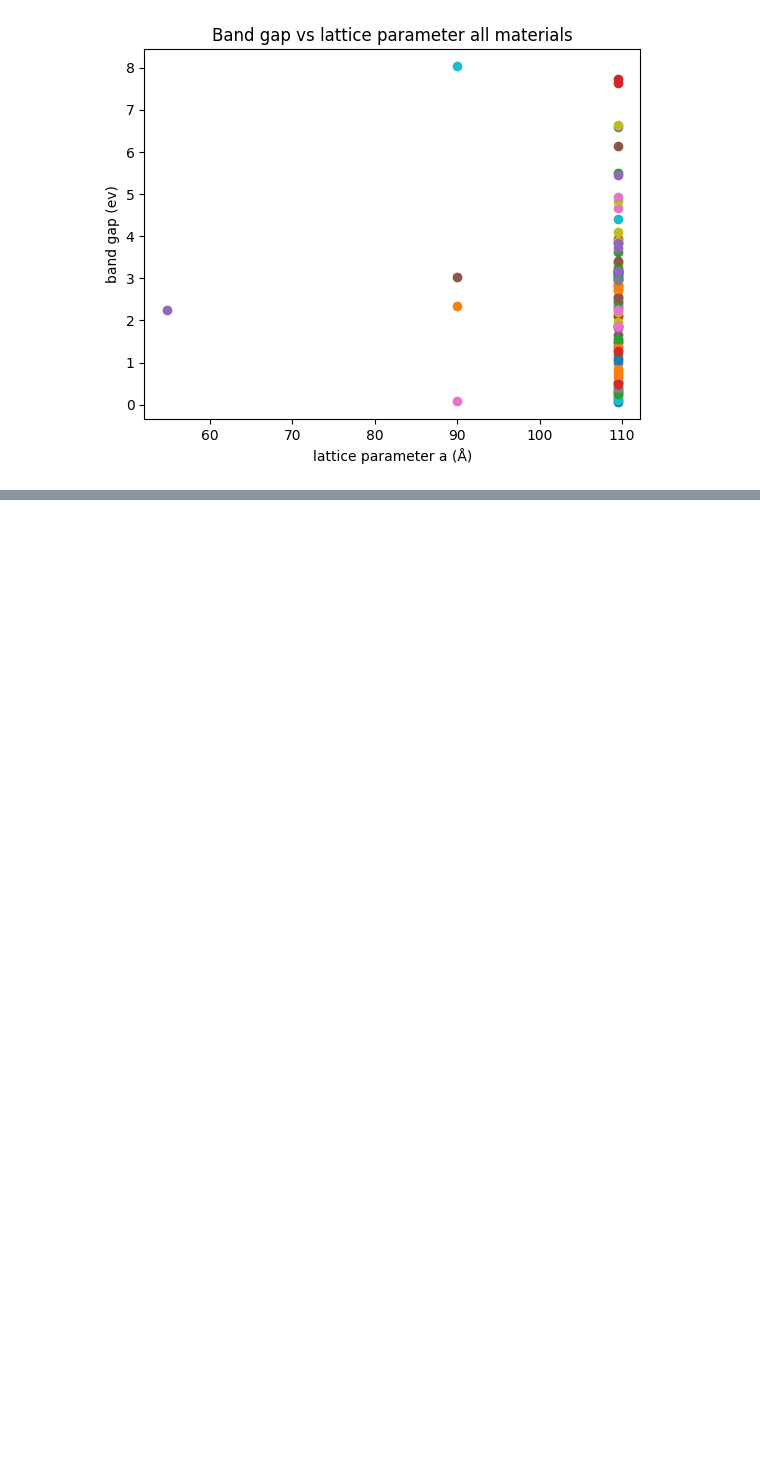
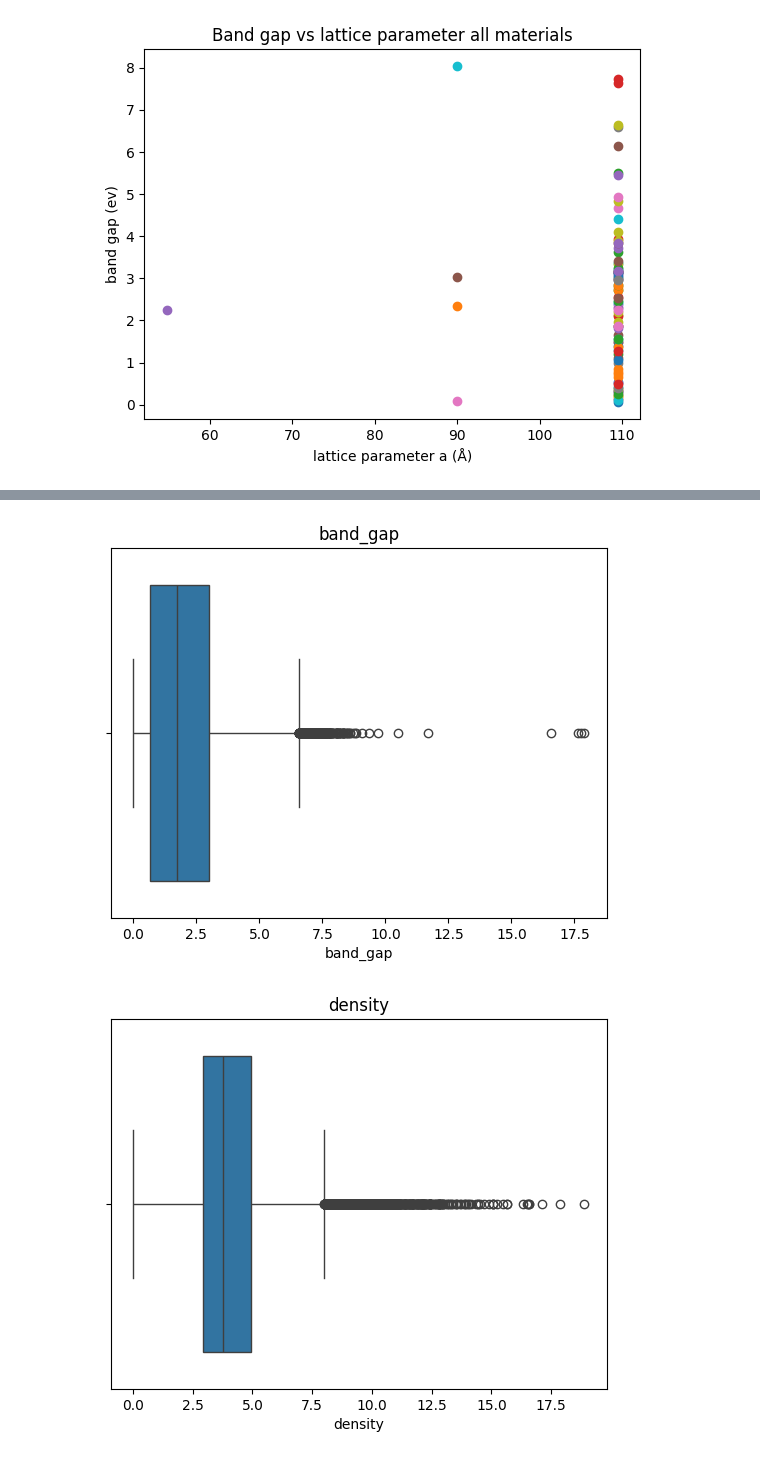
Before and after one commit to immischein/ML-bandgap, a Jupyter notebook: Bandgaps_ML_Model.ipynb, the cells around one changed output, grey strips where cells are left out. Cells and saved outputs as stored; diff of their text form; code cells hidden in the pictures; blank space fills up the shorter version.

```diff
--- a/Bandgaps_ML_Model.ipynb
+++ b/Bandgaps_ML_Model.ipynb
@@ -1031,0 +329,8 @@ Elements: W: 2.18 Å, Al: 1.84 Å, N: 1.55 Å
+# %%
+for col in numeric_features:
+    sns.boxplot(x=df[col])
+    plt.title(col)
+    plt.show()
+# %% [output]
+[figure, added]
+[figure, added]
```
Also changed, not shown: parts of 70 cells of this notebook.
